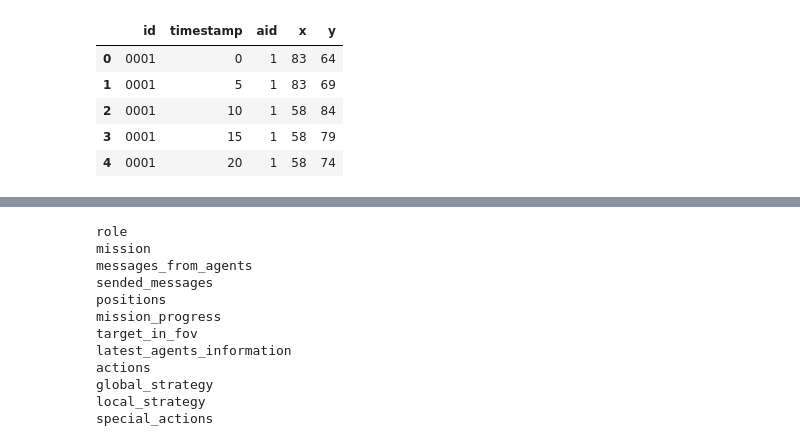
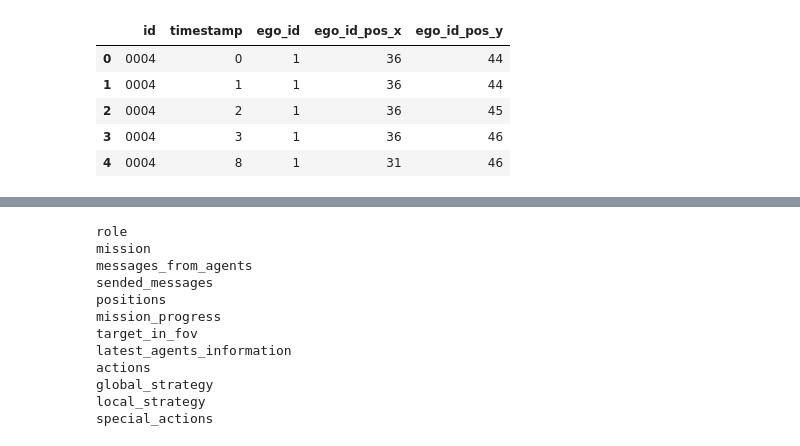
Before and after one commit to hydra-drones/DroneRescue, a Jupyter notebook: src/data_analysis/postprocess_dataset.ipynb, the cells around one changed output, grey strips where cells are left out. Drawn from its saved outputs; the diff is of its cells as text; code cells hidden in the pictures.

```diff
--- a/src/data_analysis/postprocess_dataset.ipynb
+++ b/src/data_analysis/postprocess_dataset.ipynb
@@ -26,20 +31,20 @@ class MessageFromAgent:
 MessagesFromAgentsType = Dict[str, List[MessageFromAgent]]
 
 
-messages_from_agents_df = pd.DataFrame(columns=["id", "timestamp", "aid", "sender_id", "message", "type"])
+messages_from_agents_df = pd.DataFrame(columns=["id", "timestamp", "ego_id", "message_from_agent_id", "message_from_agent", "message_from_agent_type"])
 
 """
 Messages from agents DataFrame:
     - id: sample id, e.g. 0001, 0002, etc. (comes from 0001.json)
     - timestamp: timestamp of the message
-    - aid: agent id
+    - ego_id: agent id
     - sender_id: id of the sender
     - message: content of the message
     - type: type of the message (info or order)
 """
 
 for sample_id, data in raw_dataset:
-    for aid, agent_data in data['agents'].items():
+    for ego_id, agent_data in data['agents'].items():
         # take all messages
         all_messages_from_agents: MessagesFromAgentsType = agent_data['messages_from_agents']
 
@@ -50,12 +55,14 @@ for sample_id, data in raw_dataset:
                 new_row = pd.DataFrame([{
                     "id": sample_id,
                     "timestamp": timestamp,
-                    "aid": aid,
-                    "sender_id": message['sender_id'],
-                    "message": message['message'],
-                    "type": message['type']
+                    "ego_id": ego_id,
+                    "message_from_agent_id": message['sender_id'],
+                    "message_from_agent": message['message'],
+                    "message_from_agent_type": message['type']
                 }])
                 messages_from_agents_df = pd.concat([messages_from_agents_df, new_row], ignore_index=True)
 
+messages_from_agents_df.to_csv(PATH_TO_DATASET / 'messages_from_agents.csv', index=False)
+
 messages_from_agents_df.sample(10)
 # %% [output]
@@ -83,20 +90,20 @@ class SendedMessages:
 
 SendedMessagesT = Dict[str, List[SendedMessages]]
 
-sended_messages_df = pd.DataFrame(columns=["id", "timestamp", "aid", "receiver_id", "message", "type"])
+sended_messages_df = pd.DataFrame(columns=["id", "timestamp", "ego_id", "send_message_to_receiver_id", "sended_message", "sended_message_type"])
 
 """
 Sendede Messages DataFrame:
     - id: sample id, e.g. 0001, 0002, etc. (comes from 0001.json)
     - timestamp: timestamp of the message
-    - aid: agent id
+    - ego_id: agent id
     - receiver_id: id of the receiver
     - message: content of the message
     - type: type of the message (info or order)
 """
 
 for sample_id, data in raw_dataset:
-    for aid, agent_data in data['agents'].items():
+    for ego_id, agent_data in data['agents'].items():
         # take all messages
         all_sended_messages: SendedMessagesT = agent_data['sended_messages']
 
@@ -107,12 +114,14 @@ for sample_id, data in raw_dataset:
                 new_row = pd.DataFrame([{
                     "id": sample_id,
                     "timestamp": timestamp,
-                    "aid": aid,
-                    "receiver_id": message['receiver'],
-                    "message": message['message'],
-                    "type": message['type']
+                    "ego_id": ego_id,
+                    "send_message_to_receiver_id": message['receiver'],
+                    "sended_message": message['message'],
+                    "sended_message_type": message['type']
                 }])
                 sended_messages_df = pd.concat([sended_messages_df, new_row], ignore_index=True)
 
+sended_messages_df.to_csv(PATH_TO_DATASET / 'sended_messages.csv', index=False)
+
 sended_messages_df.head()
 # %% [output]
@@ -125,27 +134,29 @@ sended_messages_df.head()
 # %%
-positions_df = pd.DataFrame(columns=["id", "timestamp", "aid", "x", "y"])
+positions_df = pd.DataFrame(columns=["id", "timestamp", "ego_id", "ego_id_pos_x", "ego_id_pos_y"])
 for sample_id, data in raw_dataset:
-    for aid, agent_data in data['agents'].items():
+    for ego_id, agent_data in data['agents'].items():
         # take all messages
         positions = agent_data['positions']
 
         # iterate over all timestamps
         for timestamp, position in positions.items():
             new_row = pd.DataFrame([{
                 "id": sample_id,
                 "timestamp": timestamp,
-                "aid": aid,
-                "x": position[0],
-                "y": position[1],
+                "ego_id": ego_id,
+                "ego_id_pos_x": position[0],
+                "ego_id_pos_y": position[1],
             }])
             positions_df = pd.concat([positions_df, new_row], ignore_index=True)
 
+positions_df.to_csv(PATH_TO_DATASET / 'positions.csv', index=False)
+
 positions_df.head()
 # %% [output]
-|  | id | timestamp | aid | x | y |
-| 0 | 0001 | 0 | 1 | 83 | 64 |
-| 1 | 0001 | 5 | 1 | 83 | 69 |
-| 2 | 0001 | 10 | 1 | 58 | 84 |
-| 3 | 0001 | 15 | 1 | 58 | 79 |
-| 4 | 0001 | 20 | 1 | 58 | 74 |
+|  | id | timestamp | ego_id | ego_id_pos_x | ego_id_pos_y |
+| 0 | 0004 | 0 | 1 | 36 | 44 |
+| 1 | 0004 | 1 | 1 | 36 | 44 |
+| 2 | 0004 | 2 | 1 | 36 | 45 |
+| 3 | 0004 | 3 | 1 | 36 | 46 |
+| 4 | 0004 | 8 | 1 | 31 | 46 |
 # %%
```
Also changed, not shown: parts of 10 cells of this notebook, 48 other files.
